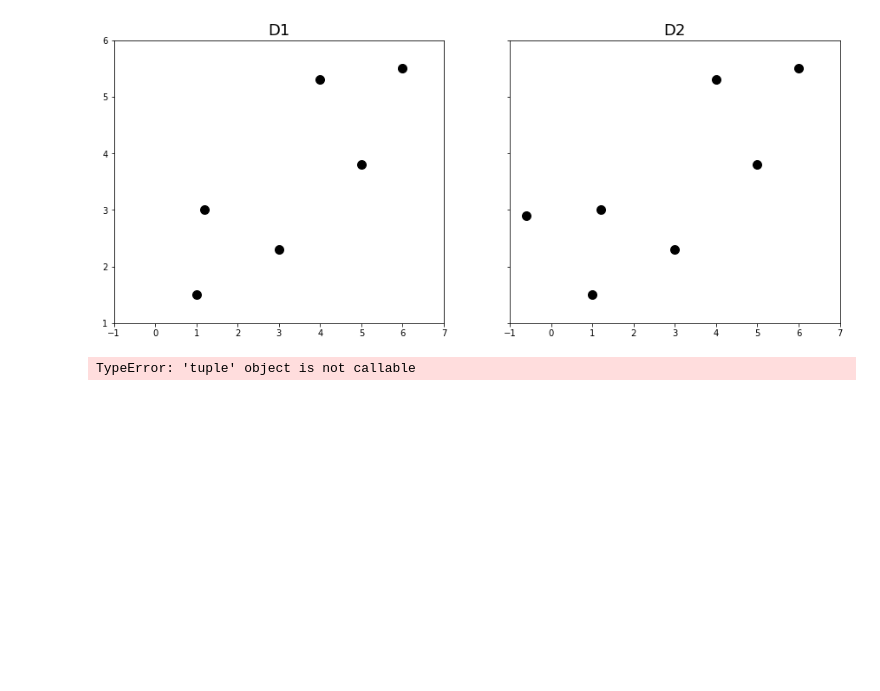
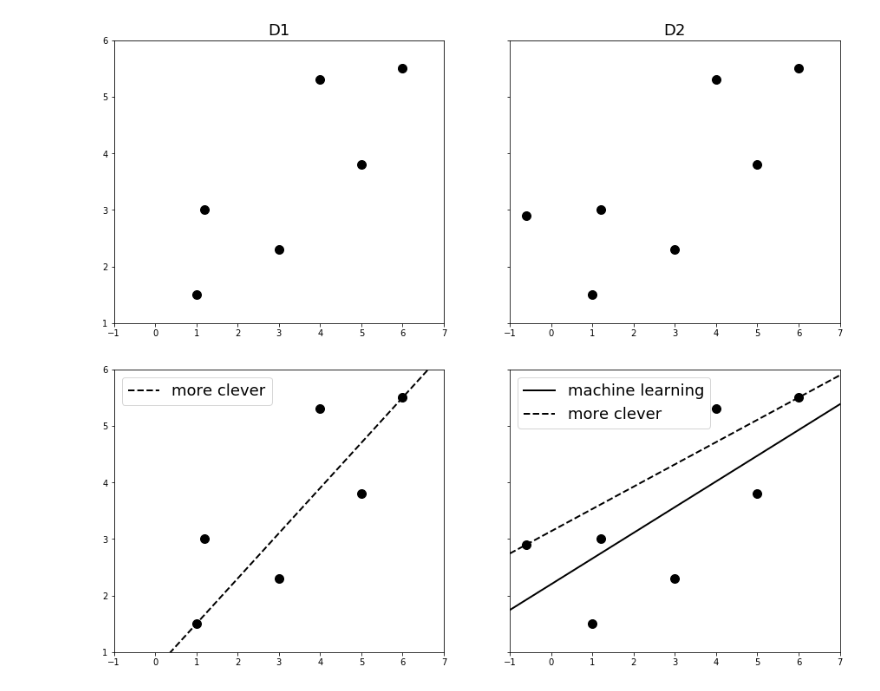
Before and after one commit to mrkkokku/prep, a Jupyter notebook: python/ML/01.ipynb, the cells around one changed output. Cells and saved outputs as stored; diff of their text form; code cells hidden in the pictures; blank space fills up the shorter version.

```diff
--- a/python/ML/01.ipynb
+++ b/python/ML/01.ipynb
@@ -28,7 +28,7 @@ def machine_learning(D):
     N = D.shape[1]
     X = np.c_[np.ones(N), D[0]]
     y = D[1]
-    w = np.linalg.solve(np.dot(X.Y, X), np.dot(X.T, y))
+    w = np.linalg.solve(np.dot(X.T, X), np.dot(X.T, y))
     return w
 
 # 첫 점과 끝 점을 잇는 방식으로 직선을 계산
@@ -41,31 +41,31 @@ def more_clever(D):
 # 직선을 그릴 때 사용
 def f(x, w):
     return w[1]*x + w[0]
 
 
 w_ml_d1 = machine_learning(D1)
 w_mc_d1 = more_clever(D1)
 
 w_ml_d2 = machine_learning(D2)
 w_mc_d2 = more_clever(D2)
 
 x = np.linspace(-1, 7, 100)
 
 fig, (ax1, ax2) = plt.subplots(1, 2, sharex=True, sharey=True)
 fig.set_size_inches((15,6))
 
 ax1.plot(D1[0], D1[1], 'ko', markersize=10)
 ax1.plot(x, f(x, w_mc_d1), '--', c='k', lw=2, label='more clever')
 ax1.set_xlim([-1,7])
 ax1.set_ylim([1,6])
 ax1.legend(fontsize=18)
 
 ax2.plot(D2[0], D2[1], 'ko', markersize=10) # ❹
 ax2.plot(x, f(x, w_ml_d2), c='k', lw=2, label='machine learning')
 ax2.plot(x, f(x, w_mc_d2), '--', c='k', lw=2, label='more clever')
 ax2.set_xlim([-1,7])
 ax2.set_ylim([1,6])
 ax2.legend(fontsize=18)
 plt.show()
 # %% [output]
-TypeError: 'tuple' object is not callable
+[figure, added]
```
Also changed, not shown: 1 other file.
